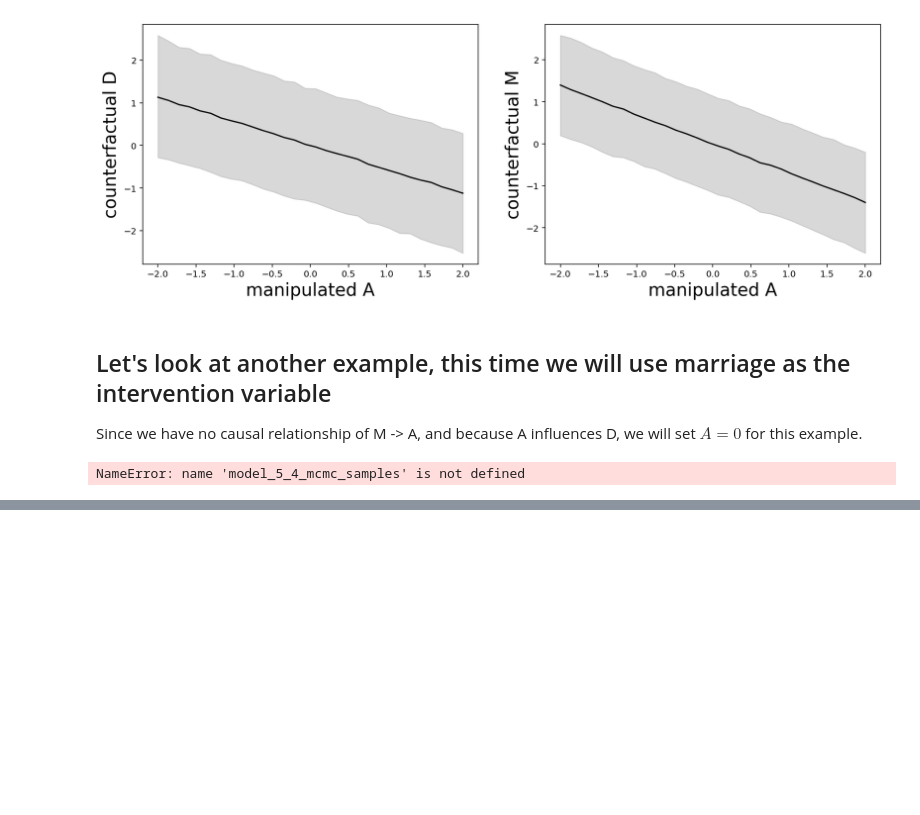
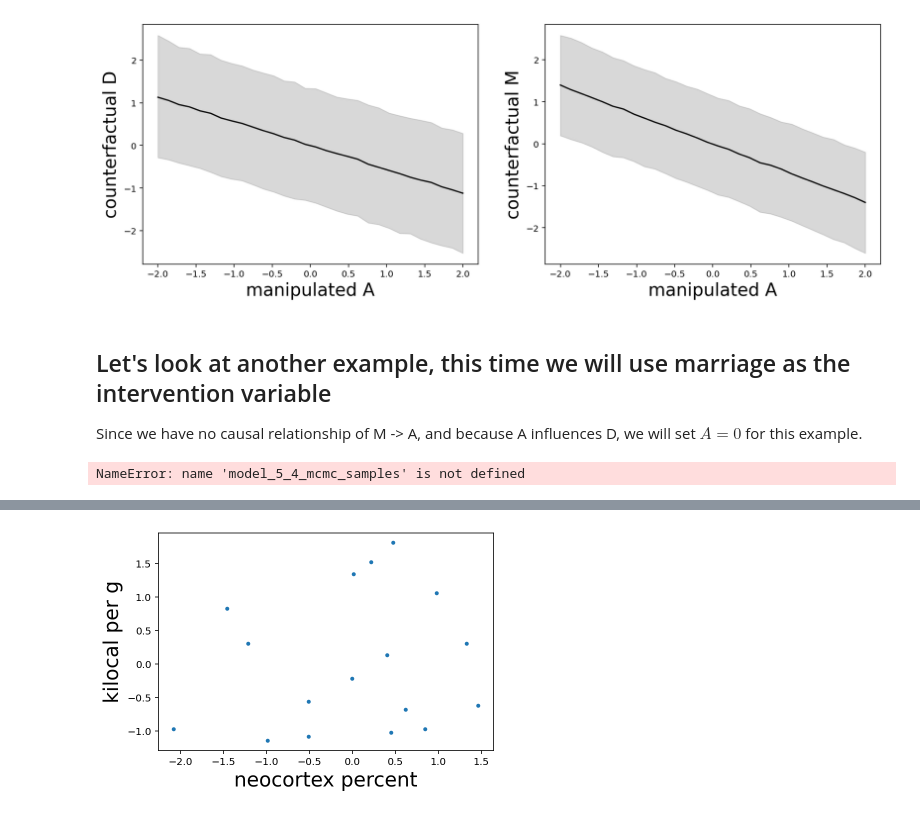
Before and after one commit to newby-jay/MATH509-Fall2022-JupyterNotebooks, a Jupyter notebook: Week 5.ipynb, the cells around one changed output, grey strips where cells are left out. Saved outputs shown, nothing was run; the diff lists cells and outputs as text; code cells hidden in the pictures; blank space fills up the shorter version.

```diff
--- a/Week 5.ipynb
+++ b/Week 5.ipynb
@@ -360,3 +358,5 @@ NameError: name 'model_5_4_mcmc_samples' is not defined
 # %%
 data_ex2 = pd.read_csv('Data/milk.csv', delimiter=";")
+data_ex2 = data_ex2[~isnan(data_ex2['neocortex.perc'])]
+data_ex2['mass'] = log(data_ex2['mass'])
 data_ex2
@@ -363,5 +382,4 @@ data_ex2
 # %%
-data_ex2_standardized = pd.read_csv('Data/milk.csv', delimiter=";")
 columns = ['mass', 'neocortex.perc', 'kcal.per.g']
-data_ex2_standardized[columns] = (data_ex2[columns] - data_ex2[columns].mean())/data_ex2[columns].std()
+data_ex2_standardized = (data_ex2[columns] - data_ex2[columns].mean())/data_ex2[columns].std()
 data_ex2_standardized
@@ -367,0 +405,6 @@ data_ex2_standardized
+# %%
+plot(data_ex2_standardized['neocortex.perc'], data_ex2_standardized['kcal.per.g'], '.')
+xlabel('neocortex percent', fontsize=20)
+ylabel('kilocal per g', fontsize=20);
+# %% [output]
+[figure, added]
```
Also changed, not shown: parts of 24 cells of this notebook, 1 other file.
